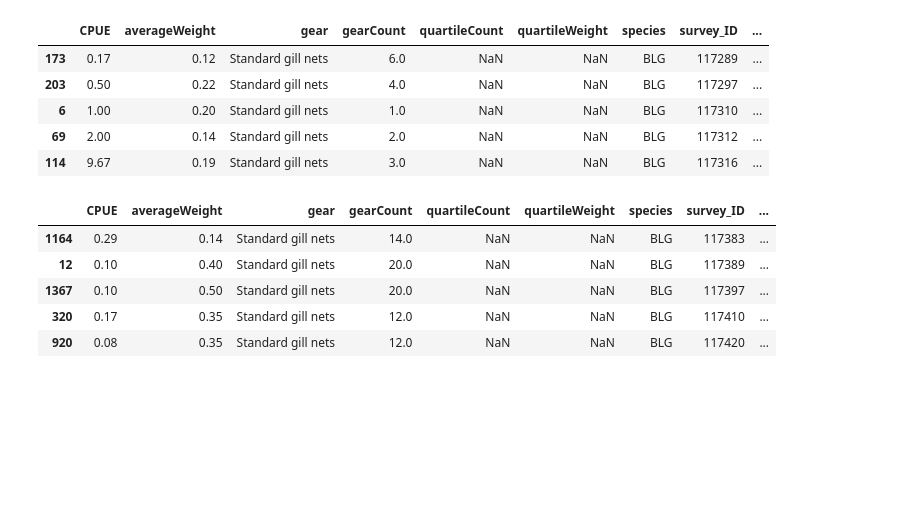
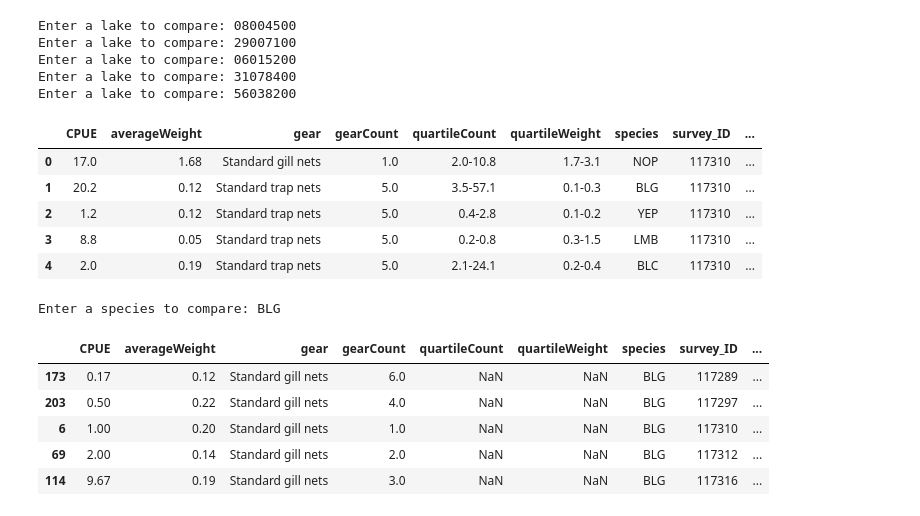
Before and after one commit to lwunderl/Minnesota-Fish-Explorer, a Jupyter notebook: Fish_Survey/fish_analysis.ipynb, the cells around one changed output. Saved outputs shown, nothing was run; the diff lists cells and outputs as text; code cells hidden in the pictures; blank space fills up the shorter version.

```diff
--- a/Fish_Survey/fish_analysis.ipynb
+++ b/Fish_Survey/fish_analysis.ipynb
@@ -3,4 +3,16 @@ import pandas as pd
 import matplotlib.pyplot as plt
 import scipy.stats as st
 import numpy as np
+# %%
+lake1 = input("Enter a lake to compare: ")
+lake2 = input("Enter a lake to compare: ")
+lake3 = input("Enter a lake to compare: ")
+lake4 = input("Enter a lake to compare: ")
+lake5 = input("Enter a lake to compare: ")
+# %% [output]
+Enter a lake to compare: 08004500
+Enter a lake to compare: 29007100
+Enter a lake to compare: 06015200
+Enter a lake to compare: 31078400
+Enter a lake to compare: 56038200
 # %%
@@ -9,23 +24,26 @@ big_stone = pd.read_csv("Resources/06015200_catch.csv")
+# %%
+lake1_df.head()
+# %% [output]
+|  | CPUE | averageWeight | gear | gearCount | quartileCount | quartileWeight | species | survey_ID | ... |
+| 0 | 17.0 | 1.68 | Standard gill nets | 1.0 | 2.0-10.8 | 1.7-3.1 | NOP | 117310 | ... |
+| 1 | 20.2 | 0.12 | Standard trap nets | 5.0 | 3.5-57.1 | 0.1-0.3 | BLG | 117310 | ... |
+| 2 | 1.2 | 0.12 | Standard trap nets | 5.0 | 0.4-2.8 | 0.1-0.2 | YEP | 117310 | ... |
+| 3 | 8.8 | 0.05 | Standard trap nets | 5.0 | 0.2-0.8 | 0.3-1.5 | LMB | 117310 | ... |
+| 4 | 2.0 | 0.19 | Standard trap nets | 5.0 | 2.1-24.1 | 0.2-0.4 | BLC | 117310 | ... |
+# %%
+species1 = input("Enter a species to compare: ")
+# %% [output]
+Enter a species to compare: BLG
 # %%
-northernse = sleepy_eye.loc[(sleepy_eye["species"] == "BLG") & (sleepy_eye["gear"] == "Standard gill nets")]
-northernse = northernse.sort_values(by="survey_date")
-northernse.head()
+species1_df = lake1_df.loc[(lake1_df["species"] == species1) & (lake1_df["gear"] == "Standard gill nets")]
+species1_df = species1_df.sort_values(by="survey_date")
-# %% [output]
-|  | CPUE | averageWeight | gear | gearCount | quartileCount | quartileWeight | species | survey_ID | ... |
-| 173 | 0.17 | 0.12 | Standard gill nets | 6.0 | NaN | NaN | BLG | 117289 | ... |
-| 203 | 0.50 | 0.22 | Standard gill nets | 4.0 | NaN | NaN | BLG | 117297 | ... |
-| 6 | 1.00 | 0.20 | Standard gill nets | 1.0 | NaN | NaN | BLG | 117310 | ... |
-| 69 | 2.00 | 0.14 | Standard gill nets | 2.0 | NaN | NaN | BLG | 117312 | ... |
-| 114 | 9.67 | 0.19 | Standard gill nets | 3.0 | NaN | NaN | BLG | 117316 | ... |
-# %%
-northernbs = big_stone.loc[(big_stone["species"] == "BLG") & (big_stone["gear"] == "Standard gill nets")]
-northernbs = northernbs.sort_values(by="survey_date")
-northernbs.head()
-# %% [output]
-|  | CPUE | averageWeight | gear | gearCount | quartileCount | quartileWeight | species | survey_ID | ... |
-| 1164 | 0.29 | 0.14 | Standard gill nets | 14.0 | NaN | NaN | BLG | 117383 | ... |
-| 12 | 0.10 | 0.40 | Standard gill nets | 20.0 | NaN | NaN | BLG | 117389 | ... |
-| 1367 | 0.10 | 0.50 | Standard gill nets | 20.0 | NaN | NaN | BLG | 117397 | ... |
-| 320 | 0.17 | 0.35 | Standard gill nets | 12.0 | NaN | NaN | BLG | 117410 | ... |
-| 920 | 0.08 | 0.35 | Standard gill nets | 12.0 | NaN | NaN | BLG | 117420 | ... |
+# %%
+species1_df.head()
+# %% [output]
+|  | CPUE | averageWeight | gear | gearCount | quartileCount | quartileWeight | species | survey_ID | ... |
+| 173 | 0.17 | 0.12 | Standard gill nets | 6.0 | NaN | NaN | BLG | 117289 | ... |
+| 203 | 0.50 | 0.22 | Standard gill nets | 4.0 | NaN | NaN | BLG | 117297 | ... |
+| 6 | 1.00 | 0.20 | Standard gill nets | 1.0 | NaN | NaN | BLG | 117310 | ... |
+| 69 | 2.00 | 0.14 | Standard gill nets | 2.0 | NaN | NaN | BLG | 117312 | ... |
+| 114 | 9.67 | 0.19 | Standard gill nets | 3.0 | NaN | NaN | BLG | 117316 | ... |
 # %%
```
Also changed, not shown: parts of 4 cells of this notebook, 6 other files.
